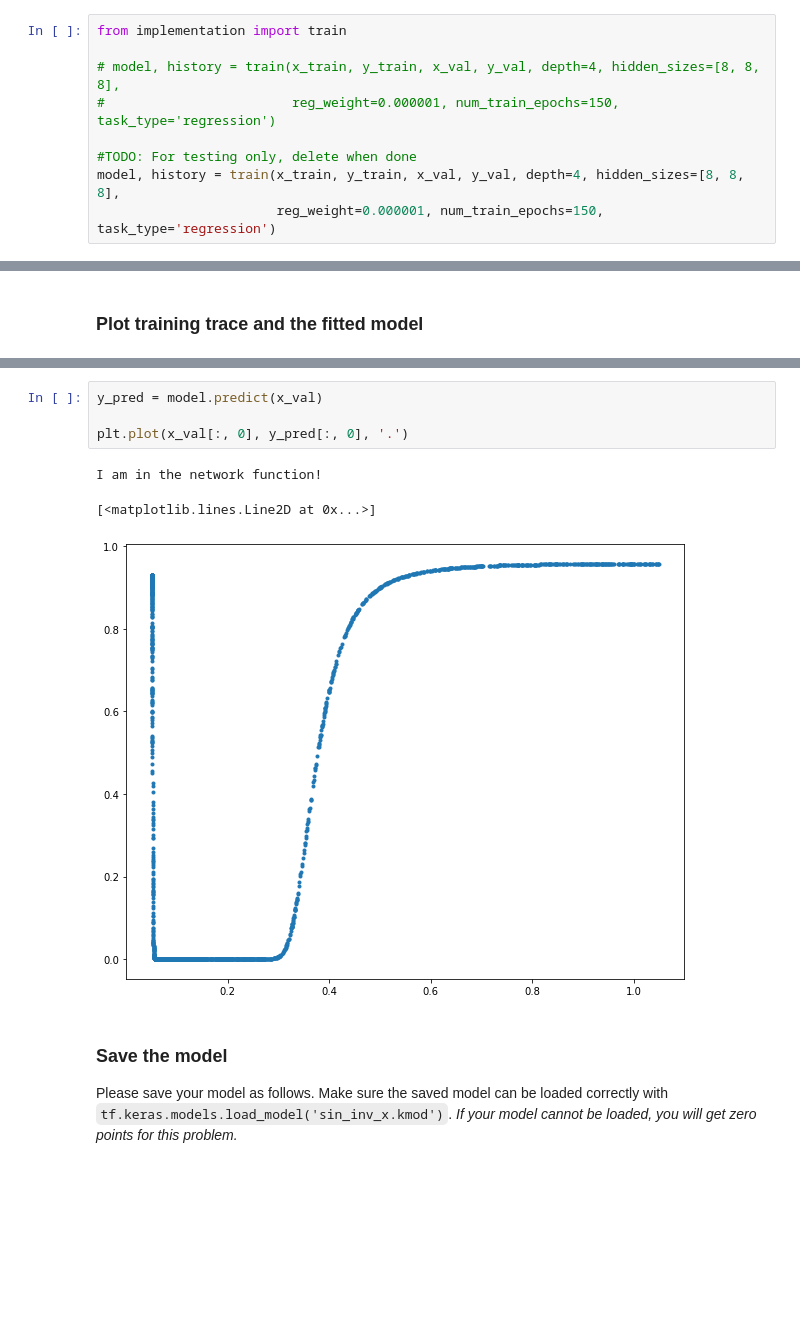
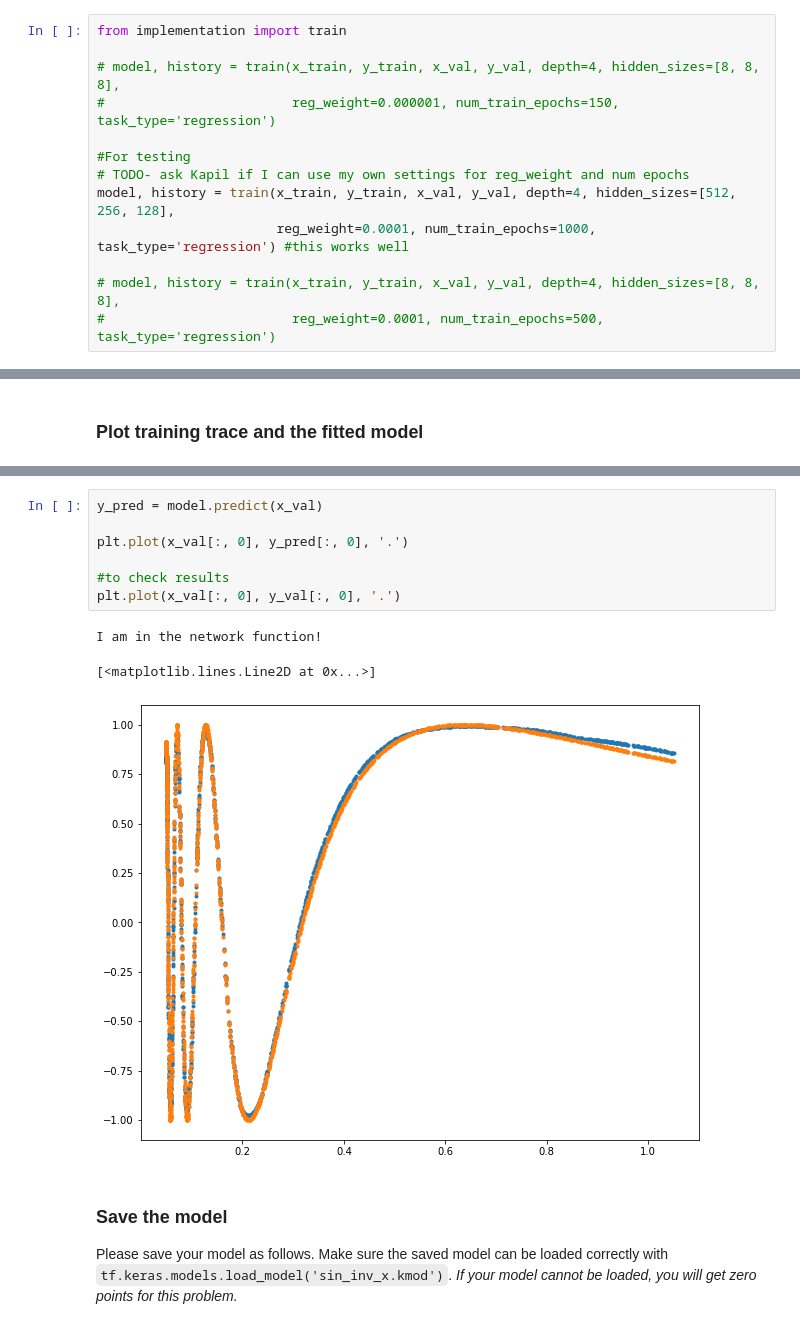
Before and after one commit to mcdermatt/dnn, a Jupyter notebook: HW2/feedforward.ipynb, the cells around one changed output, grey strips where cells are left out. Saved outputs shown, nothing was run; the diff lists cells and outputs as text; blank space fills up the shorter version.

Commit message:
got regression working

```diff
--- a/HW2/feedforward.ipynb
+++ b/HW2/feedforward.ipynb
@@ -68,7 +68,11 @@ from implementation import train
 # model, history = train(x_train, y_train, x_val, y_val, depth=4, hidden_sizes=[8, 8, 8],
 #                        reg_weight=0.000001, num_train_epochs=150, task_type='regression')
 
-#TODO: For testing only, delete when done
-model, history = train(x_train, y_train, x_val, y_val, depth=4, hidden_sizes=[8, 8, 8],
-                       reg_weight=0.000001, num_train_epochs=150, task_type='regression')
+#For testing
+# TODO- ask Kapil if I can use my own settings for reg_weight and num epochs
+model, history = train(x_train, y_train, x_val, y_val, depth=4, hidden_sizes=[512, 256, 128],
+                       reg_weight=0.0001, num_train_epochs=1000, task_type='regression') #this works well
+
+# model, history = train(x_train, y_train, x_val, y_val, depth=4, hidden_sizes=[8, 8, 8],
+#                        reg_weight=0.0001, num_train_epochs=500, task_type='regression')
 # %% [output]
@@ -105,11 +109,14 @@ Text(0, 0.5, 'Loss')
 # %%
 y_pred = model.predict(x_val)
 
 plt.plot(x_val[:, 0], y_pred[:, 0], '.')
+
+#to check results
+plt.plot(x_val[:, 0], y_val[:, 0], '.')
 # %% [output]
 I am in the network function!
 [<matplotlib.lines.Line2D at 0x...>]
-[figure, old version]
+[figure, new version]
 # %% [markdown]
 ### Save the model
 
```
Also changed, not shown: parts of 2 cells of this notebook, 4 other files.
